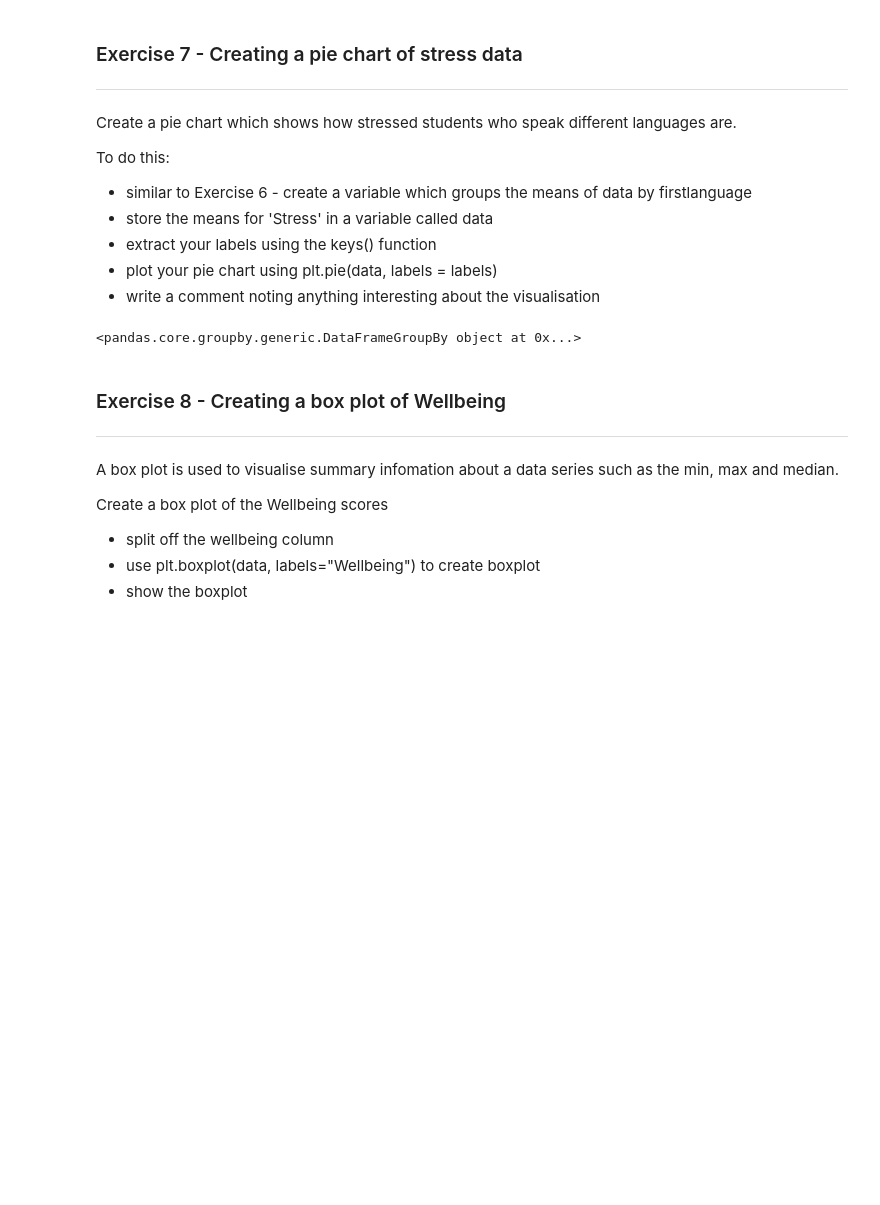
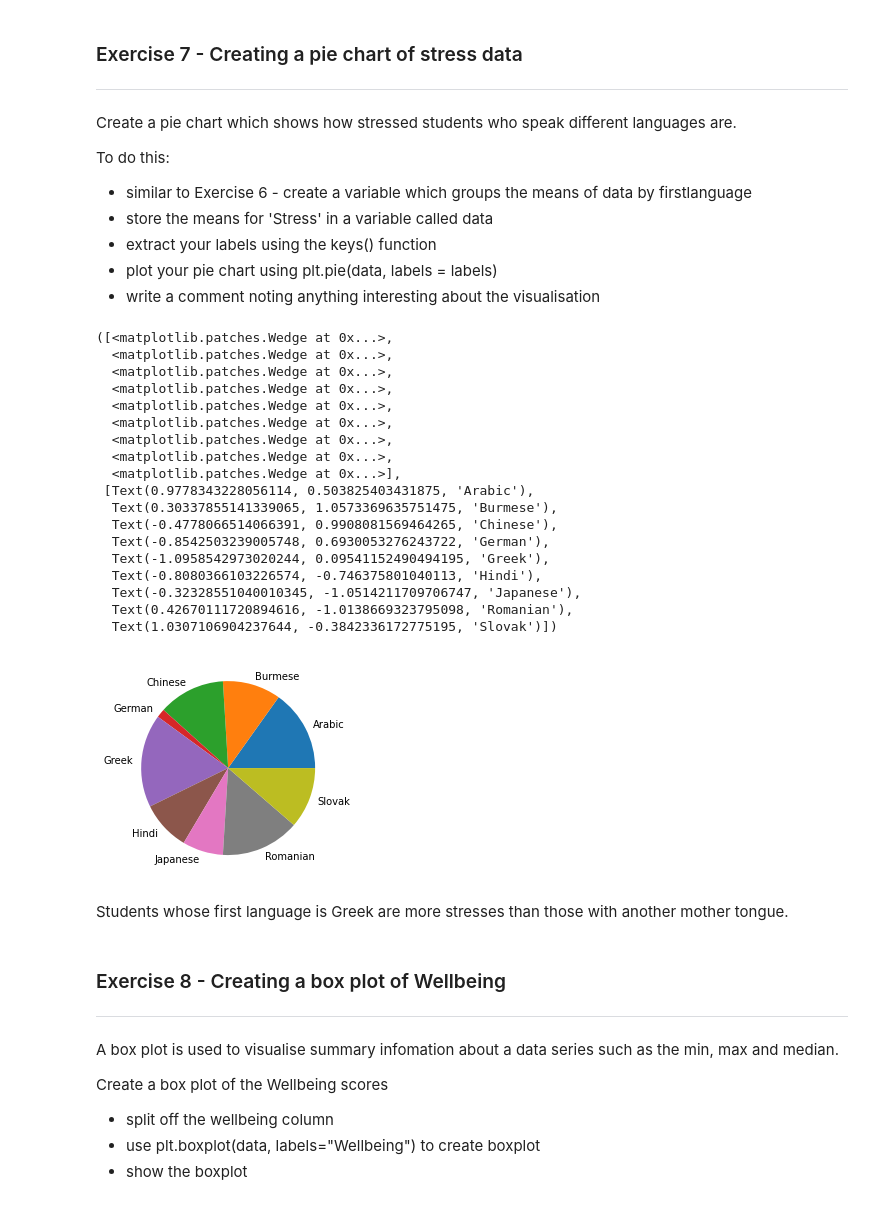
Before and after one commit to Jojomaque/DataScience, a Jupyter notebook: Jojo_Correlation_and_visualisation.ipynb, the cells around one changed output. Cells and saved outputs as stored; diff of their text form; code cells hidden in the pictures; blank space fills up the shorter version.

```diff
--- a/Jojo_Correlation_and_visualisation.ipynb
+++ b/Jojo_Correlation_and_visualisation.ipynb
@@ -579,28 +568,38 @@ To do this:
 * write a comment noting anything interesting about the visualisation
 # %%
 import pandas as pd
-import pingouin as pg
 import matplotlib.pyplot as plt
 
-df = pd.read_csv('https://github.com/lilaceri/Working-with-data-/blob/b157a2feceb7709cf82426932385706d65446270/Data%20Sets%20for%20code%20divisio/Positive_Psychology_2017.csv?raw=true')
-
-
-# # create a data variable which contains the means, grouped by 'target_country_wb_income'
-first_lang = df.groupby(['firstlanguage'])
-first_lang
-# data = income['net_per_10K_2019']#key value pairs
-# data
-# labels = data.keys()#our keys from data
-# display(labels)
-
-
-# # # plot the bar chart (horizontal plot) from the labels and data
-# plt.barh(labels,data)  #x  categories and data values
-# plt.xlabel('Year')
-# plt.ylabel('Net Migration')
-# plt.show
+df = pd.read_csv("https://github.com/lilaceri/Working-with-data-/blob/b157a2feceb7709cf82426932385706d65446270/Data%20Sets%20for%20code%20divisio/Positive_Psychology_2017.csv?raw=true")
+psych_data = df
+psych_data.head()
+first_language = psych_data.groupby('firstlanguage').mean()
+first_language
+data = first_language['Stress']
+labels = data.keys()
+plt.pie(data, labels = labels)
 # %% [output]
-<pandas.core.groupby.generic.DataFrameGroupBy object at 0x...>
+([<matplotlib.patches.Wedge at 0x...>,
+  <matplotlib.patches.Wedge at 0x...>,
+  <matplotlib.patches.Wedge at 0x...>,
+  <matplotlib.patches.Wedge at 0x...>,
+  <matplotlib.patches.Wedge at 0x...>,
+  <matplotlib.patches.Wedge at 0x...>,
+  <matplotlib.patches.Wedge at 0x...>,
+  <matplotlib.patches.Wedge at 0x...>,
+  <matplotlib.patches.Wedge at 0x...>],
+ [Text(0.9778343228056114, 0.503825403431875, 'Arabic'),
+  Text(0.30337855141339065, 1.0573369635751475, 'Burmese'),
+  Text(-0.4778066514066391, 0.9908081569464265, 'Chinese'),
+  Text(-0.8542503239005748, 0.6930053276243722, 'German'),
+  Text(-1.0958542973020244, 0.09541152490494195, 'Greek'),
+  Text(-0.8080366103226574, -0.746375801040113, 'Hindi'),
+  Text(-0.32328551040010345, -1.0514211709706747, 'Japanese'),
+  Text(0.42670111720894616, -1.0138669323795098, 'Romanian'),
+  Text(1.0307106904237644, -0.3842336172775195, 'Slovak')])
+[figure, added]
+# %% [markdown]
+Students whose first language is Greek are more stresses than those with another mother tongue.
 # %% [markdown]
 ### Exercise 8 - Creating a box plot of Wellbeing
 ---
```
Also changed, not shown: parts of 2 cells of this notebook.
